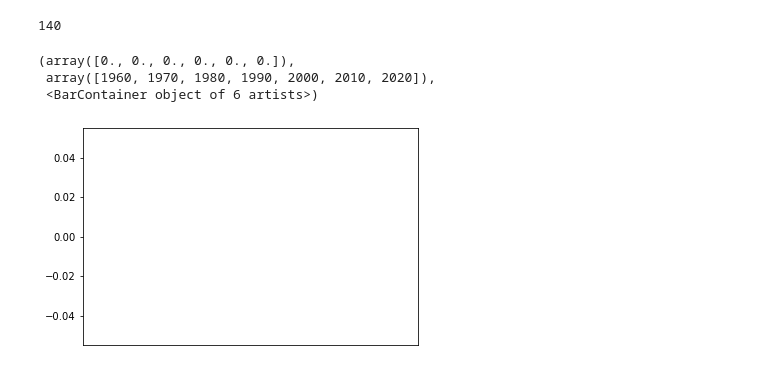
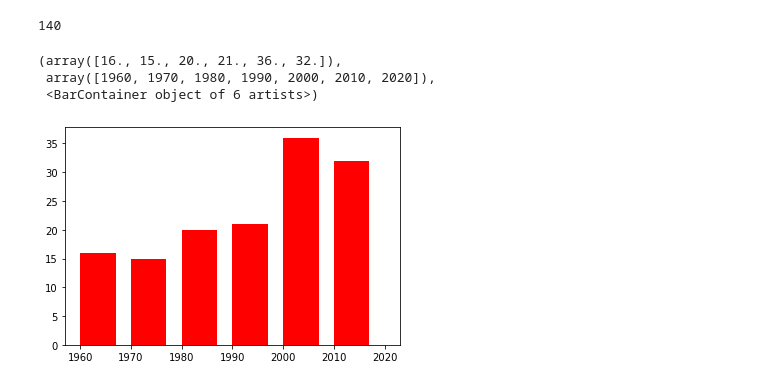
Before and after one commit to treybourgeois/web-scraping-country-music-hof-treybourgeois, a Jupyter notebook: country_music_notebook.ipynb, the cells around one changed output. Drawn from its saved outputs; the diff is of its cells as text; code cells hidden in the pictures.

Commit message:
with hist plot

```diff
--- a/country_music_notebook.ipynb
+++ b/country_music_notebook.ipynb
@@ -176,4 +177,5 @@ AttributeError: ResultSet object has no attribute 'find_all'. You're probably tr
 # %%
 #find a total of all artist in the HOF
-final_df
+final_df['Inducted'] = final_df['Inducted'].astype('int')
+final_df.info()
 # %% [output]
@@ -195,9 +193,9 @@ len(final_df.index)
 # %% [output]
 140
 # %%
-plt.hist(final_df.Inducted, bins = [1960, 1970, 1980, 1990, 2000, 2010, 2020])
+plt.hist(final_df.Inducted, bins = [1960, 1970, 1980, 1990, 2000, 2010, 2020],color='red', width=7)
 # %% [output]
-(array([0., 0., 0., 0., 0., 0.]),
+(array([16., 15., 20., 21., 36., 32.]),
  array([1960, 1970, 1980, 1990, 2000, 2010, 2020]),
  <BarContainer object of 6 artists>)
-[figure, old version]
+[figure, new version]
```
Also changed, not shown: parts of 2 cells of this notebook.
